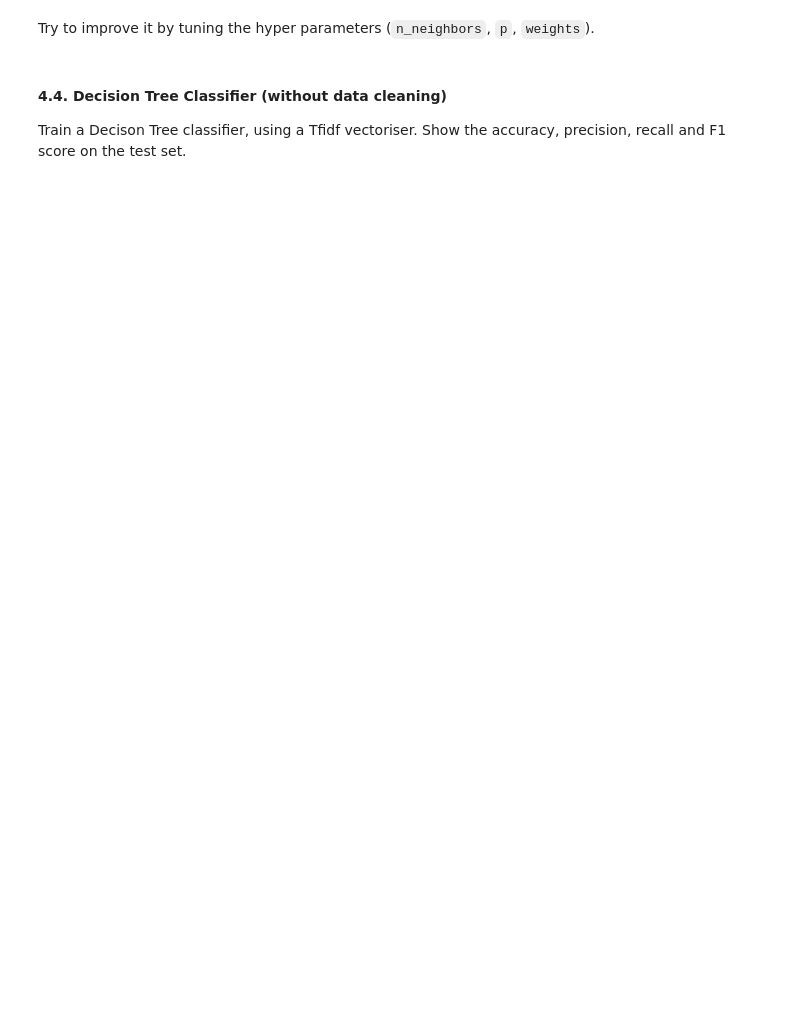
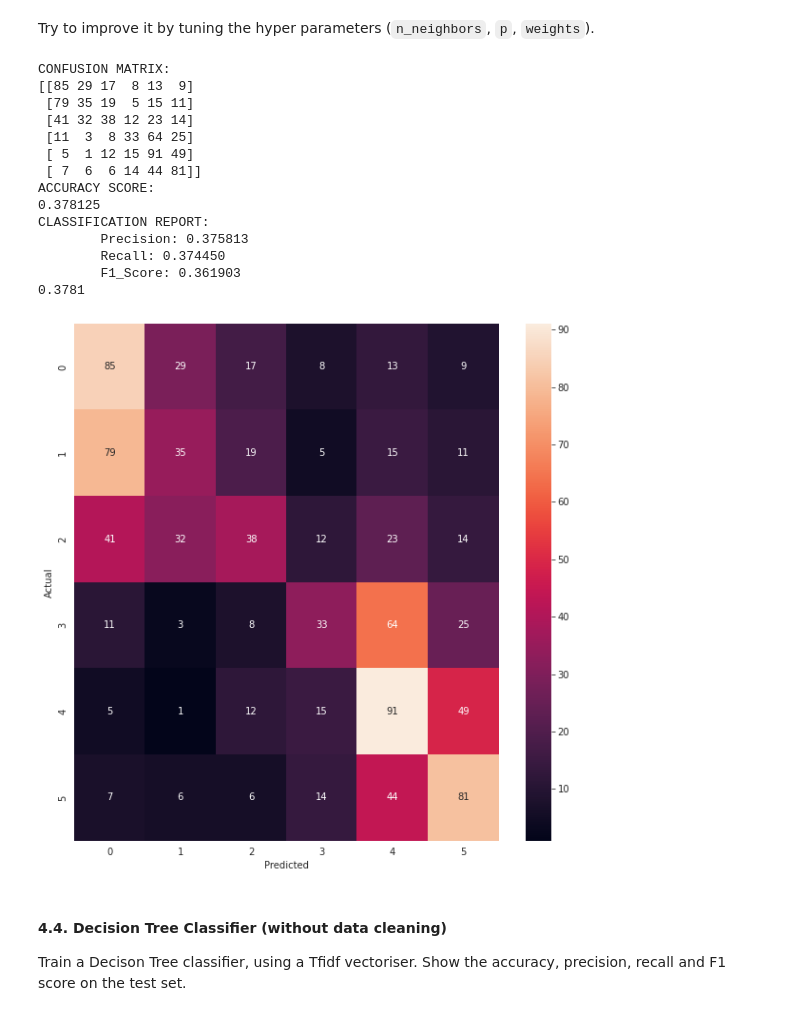
Before and after one commit to pierredevillers/DMML2022_Coop, a Jupyter notebook: Project_Coop_2022.ipynb, the cells around one changed output. Saved outputs shown, nothing was run; the diff lists cells and outputs as text; code cells hidden in the pictures; blank space fills up the shorter version.

```diff
--- a/Project_Coop_2022.ipynb
+++ b/Project_Coop_2022.ipynb
@@ -316,3 +528,31 @@ Try to improve it by tuning the hyper parameters (`n_neighbors`,   `p`, `weights
+# %%
+knn_opt = KNeighborsClassifier(n_neighbors=66, p=2, weights='distance')
+
+pipe_knn_opt = Pipeline([('vectorizer', tfidf),
+                 ('classifier', knn_opt)])
+
+pipe_knn_opt.fit(X_train, y_train)
+
+y_pred_knn_opt = pipe_knn_opt.predict(X_test)
+# %%
+evaluate(y_test, y_pred_knn_opt)
+accuracy_conf_mat(y_test, y_pred_knn_opt)
+# %% [output]
+CONFUSION MATRIX:
+[[85 29 17  8 13  9]
+ [79 35 19  5 15 11]
+ [41 32 38 12 23 14]
+ [11  3  8 33 64 25]
+ [ 5  1 12 15 91 49]
+ [ 7  6  6 14 44 81]]
+ACCURACY SCORE:
+0.378125
+CLASSIFICATION REPORT:
+        Precision: 0.375813
+        Recall: 0.374450
+        F1_Score: 0.361903
+0.3781
+[figure, added]
 # %% [markdown]
 #### 4.4. Decision Tree Classifier (without data cleaning)
 
```
Also changed, not shown: parts of 54 cells of this notebook.
